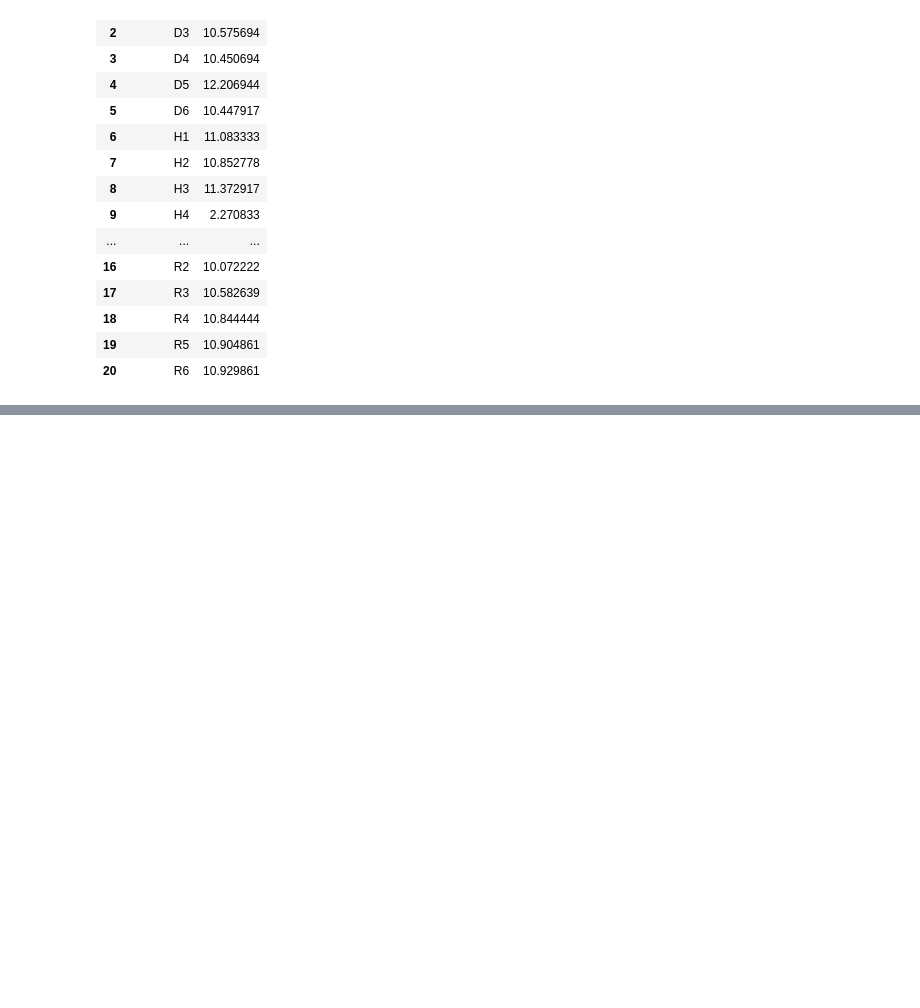
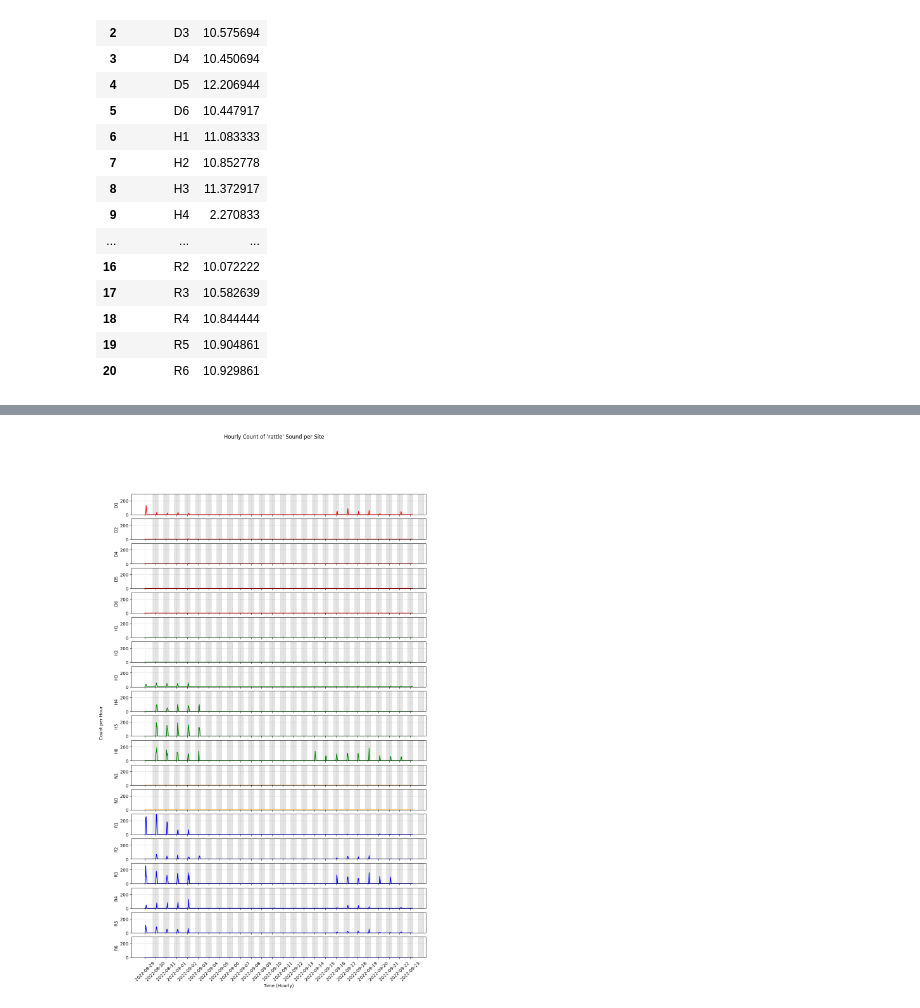
Before and after one commit to BenUCL/MARRS_global_acoustic_study, a Jupyter notebook: plots.ipynb, the cells around one changed output, grey strips where cells are left out. Drawn from its saved outputs; the diff is of its cells as text; code cells hidden in the pictures; blank space fills up the shorter version.

```diff
--- a/plots.ipynb
+++ b/plots.ipynb
@@ -150,0 +170,78 @@ See the caveats in the documentation: https://pandas.pydata.org/pandas-docs/stab
+# %%
+from datetime import datetime, timedelta
+
+# Suppress warnings
+import warnings
+warnings.filterwarnings("ignore", category=pd.errors.SettingWithCopyWarning)
+warnings.filterwarnings("ignore", category=FutureWarning)
+
+
+# Extract 'site_name', 'date', and 'time' from 'filename'
+filtered_df['site_name'] = filtered_df['filename'].str[14:16]
+filtered_df['date'] = filtered_df['filename'].str[17:25]  # Characters 18-25 for the date
+filtered_df['time'] = filtered_df['filename'].str[26:32]  # Characters 27-32 for the time
+
+# Convert 'date' and 'time' to datetime and extract hour
+filtered_df['datetime'] = pd.to_datetime(filtered_df['date'] + filtered_df['time'], format='%Y%m%d%H%M%S')
+filtered_df['hour'] = filtered_df['datetime'].dt.floor('H')  # Floor to the nearest hour
+
+# Group by 'site_name' and 'hour' to get the count of occurrences per hour
+hourly_counts = filtered_df.groupby(['site_name', 'hour']).size().reset_index(name='count')
+
+# Find the earliest and latest datetime for consistent x-axis range
+start_time = filtered_df['datetime'].min().floor('H')
+end_time = filtered_df['datetime'].max().ceil('H')
+
+# Generate a timeline covering the entire range, at hourly intervals
+all_hours = pd.date_range(start=start_time, end=end_time, freq='H')
+
+# Prepare an empty dataframe with all hours and sites to ensure no gaps in the timeline
+timeline_df = pd.DataFrame([(site, hour) for site in hourly_counts['site_name'].unique() for hour in all_hours], columns=['site_name', 'hour'])
+
+# Merge with the actual counts to fill missing hours with zero counts
+timeline_df = timeline_df.merge(hourly_counts, on=['site_name', 'hour'], how='left').fillna(0)
+
+# Define a fixed colour mapping for each site prefix
+colour_mapping = {
+    'D': 'red',
+    'H': 'green',
+    'N': 'orange',
+    'R': 'blue'
+}
+
+# Get unique sites for plotting
+sites = sorted(timeline_df['site_name'].unique())
+
+# Find the maximum count across all sites and hours for a common y-axis limit
+max_count = timeline_df['count'].max()
+
+# Plotting
+fig, axs = plt.subplots(len(sites), 1, figsize=(12, 1 * len(sites)), sharex=True)
+
+for i, site in enumerate(sites):
+    # Filter data for the current site
+    site_data = timeline_df[timeline_df['site_name'] == site]
+    # Determine colour based on the first letter of the site name
+    site_colour = colour_mapping.get(site[0], 'grey')
+
+    # Plot each site's data in its own subplot
+    axs[i].plot(site_data['hour'], site_data['count'], color=site_colour)
+    axs[i].set_ylabel(site)
+    axs[i].set_ylim(0, max_count)  # Use the common y-axis limit
+    axs[i].grid(True, linestyle='--', alpha=0.6)
+
+    # Add shading for night (6 PM to 6 AM)
+    for hour in pd.date_range(start=start_time, end=end_time, freq='24H'):
+        axs[i].axvspan(hour + timedelta(hours=18), hour + timedelta(days=1, hours=6), color='grey', alpha=0.2)
+
+# Set custom x-tick interval, e.g., every 6 hours
+plt.xticks(pd.date_range(start=start_time, end=end_time, freq='24H'), rotation=45)
+
+# Set common labels and titles
+plt.suptitle(f"Hourly Count of '{TARGET_SOUND}' Sound per Site")
+plt.xlabel("Time (Hourly)")
+fig.text(0.04, 0.5, 'Count per Hour', va='center', rotation='vertical')
+
+plt.show()
+# %% [output]
+[figure, added]
```
Also changed, not shown: parts of 4 cells of this notebook.
